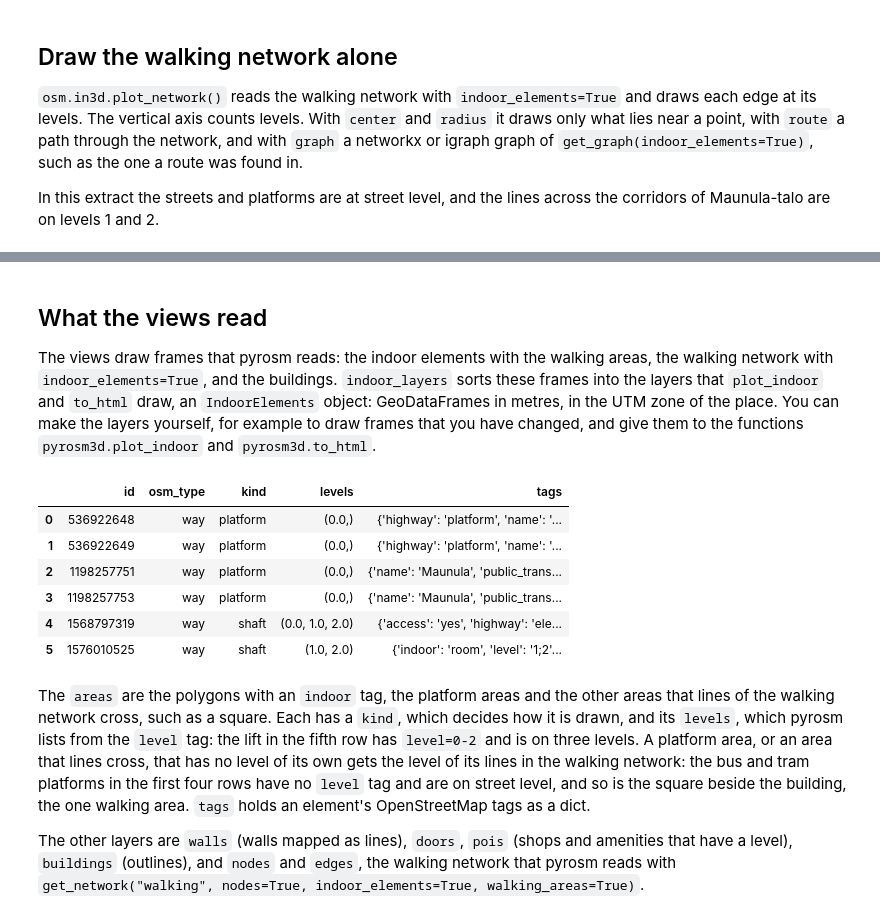
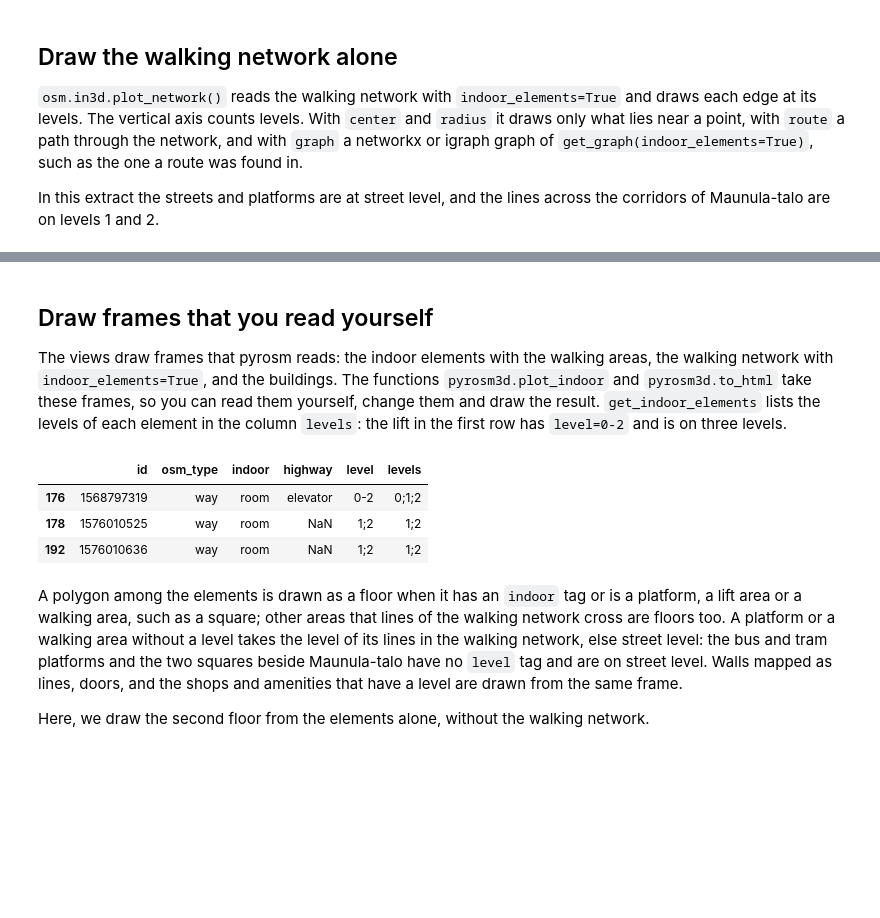
Before and after one commit to pyrosm/pyrosm3D, a Jupyter notebook: docs/indoor_views.ipynb, the cells around one changed output, grey strips where cells are left out. Saved outputs shown, nothing was run; the diff lists cells and outputs as text; code cells hidden in the pictures; blank space fills up the shorter version.

Commit message:
Describe the frame-taking functions and the walking areas in the docs

```diff
--- a/docs/indoor_views.ipynb
+++ b/docs/indoor_views.ipynb
@@ -53,28 +53,20 @@ osm.in3d.plot_network().show()
 # %% [output]
 [interactive output not drawn]
 # %% [markdown]
-## What the views read
+## Draw frames that you read yourself
 
-The views draw frames that pyrosm reads: the indoor elements with the walking areas, the walking network with `indoor_elements=True`, and the buildings. `indoor_layers` sorts these frames into the layers that `plot_indoor` and `to_html` draw, an `IndoorElements` object: GeoDataFrames in metres, in the UTM zone of the place. You can make the layers yourself, for example to draw frames that you have changed, and give them to the functions `pyrosm3d.plot_indoor` and `pyrosm3d.to_html`.
+The views draw frames that pyrosm reads: the indoor elements with the walking areas, the walking network with `indoor_elements=True`, and the buildings. The functions `pyrosm3d.plot_indoor` and `pyrosm3d.to_html` take these frames, so you can read them yourself, change them and draw the result. `get_indoor_elements` lists the levels of each element in the column `levels`: the lift in the first row has `level=0-2` and is on three levels.
 # %%
-import pyrosm3d
-
 elements = osm.get_indoor_elements(walking_areas=True)
-nodes, edges = osm.get_network(
-    "walking", nodes=True, indoor_elements=True, walking_areas=True
-)
-indoor = pyrosm3d.indoor_layers(elements, nodes, edges, osm.get_buildings())
-indoor.areas[["id", "osm_type", "kind", "levels", "tags"]].head(6)
+on_several = elements[elements["levels"].str.contains(";", na=False)]
+on_several[["id", "osm_type", "indoor", "highway", "level", "levels"]].head()
 # %% [output]
-|  | id | osm_type | kind | levels | tags |
-| 0 | 536922648 | way | platform | (0.0,) | {'highway': 'platform', 'name': '... |
-| 1 | 536922649 | way | platform | (0.0,) | {'highway': 'platform', 'name': '... |
-| 2 | 1198257751 | way | platform | (0.0,) | {'name': 'Maunula', 'public_trans... |
-| 3 | 1198257753 | way | platform | (0.0,) | {'name': 'Maunula', 'public_trans... |
-| 4 | 1568797319 | way | shaft | (0.0, 1.0, 2.0) | {'access': 'yes', 'highway': 'ele... |
-| 5 | 1576010525 | way | shaft | (1.0, 2.0) | {'indoor': 'room', 'level': '1;2'... |
+|  | id | osm_type | indoor | highway | level | levels |
+| 176 | 1568797319 | way | room | elevator | 0-2 | 0;1;2 |
+| 178 | 1576010525 | way | room | NaN | 1;2 | 1;2 |
+| 192 | 1576010636 | way | room | NaN | 1;2 | 1;2 |
 # %% [markdown]
-The `areas` are the polygons with an `indoor` tag, the platform areas and the other areas that lines of the walking network cross, such as a square. Each has a `kind`, which decides how it is drawn, and its `levels`, which pyrosm lists from the `level` tag: the lift in the fifth row has `level=0-2` and is on three levels. A platform area, or an area that lines cross, that has no level of its own gets the level of its lines in the walking network: the bus and tram platforms in the first four rows have no `level` tag and are on street level, and so is the square beside the building, the one walking area. `tags` holds an element's OpenStreetMap tags as a dict.
+A polygon among the elements is drawn as a floor when it has an `indoor` tag or is a platform, a lift area or a walking area, such as a square; other areas that lines of the walking network cross are floors too. A platform or a walking area without a level takes the level of its lines in the walking network, else street level: the bus and tram platforms and the two squares beside Maunula-talo have no `level` tag and are on street level. Walls mapped as lines, doors, and the shops and amenities that have a level are drawn from the same frame.
 
-The other layers are `walls` (walls mapped as lines), `doors`, `pois` (shops and amenities that have a level), `buildings` (outlines), and `nodes` and `edges`, the walking network that pyrosm reads with `get_network("walking", nodes=True, indoor_elements=True, walking_areas=True)`.
+Here, we draw the second floor from the elements alone, without the walking network.
 # %%
```
Also changed, not shown: parts of 2 cells of this notebook, 4 other files.
